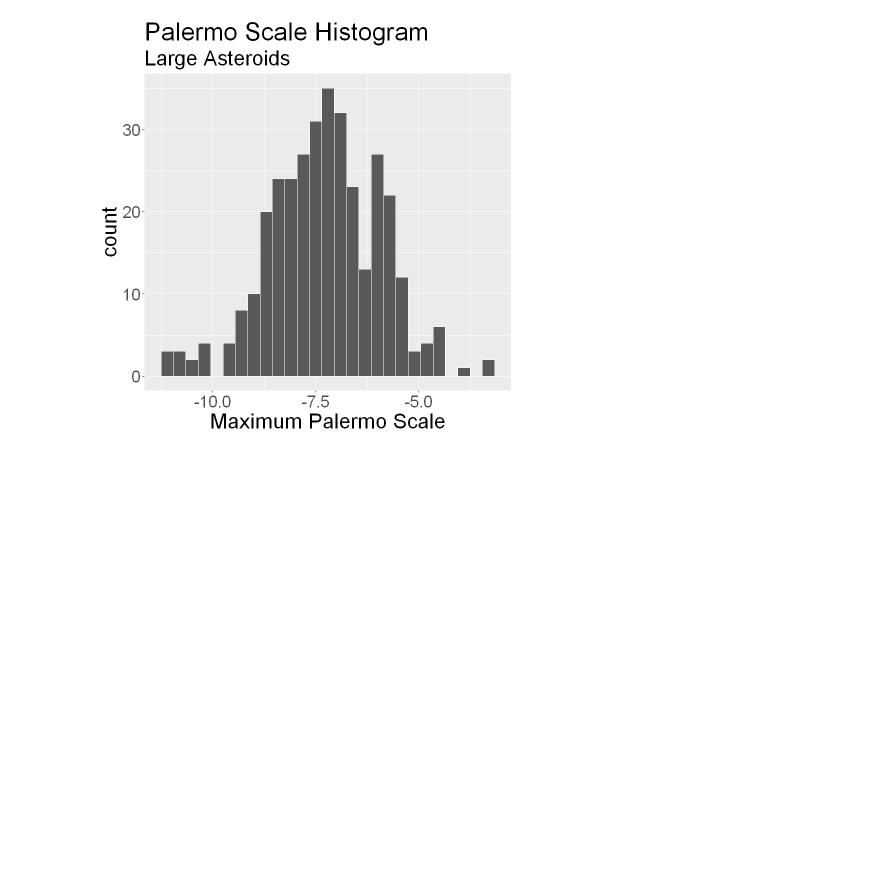
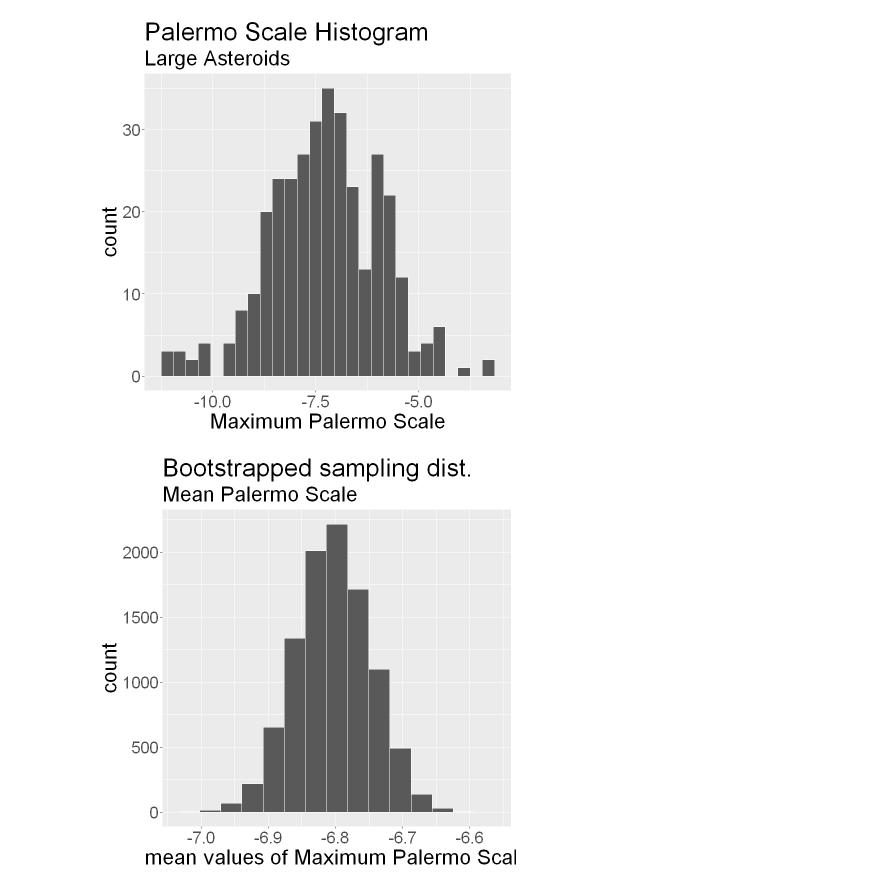
Before and after one commit to arulh/STAT-201-project, a Jupyter notebook: Asteroids.ipynb, the cells around one changed output. Saved outputs shown, nothing was run; the diff lists cells and outputs as text; code cells hidden in the pictures; blank space fills up the shorter version.

Commit message:
Added bootstrap and descriptions

```diff
--- a/Asteroids.ipynb
+++ b/Asteroids.ipynb
@@ -134,0 +155,19 @@ histogram_large_asteroid
+# %%
+sample_dist <-
+    df %>%
+    specify(response = Maximum.Palermo.Scale) %>%
+    generate(type = "bootstrap", reps = 10000) %>%
+    calculate(stat = "mean")
+
+bootstrap_dist <-
+    sample_dist %>%
+    ggplot() +
+    geom_histogram(aes(x=stat), bins = 15, color="white") +
+    xlab("mean values of Maximum Palermo Scale") +
+    theme(text = element_text(size=25)) +
+    ggtitle("Bootstrapped sampling dist.", subtitle = "Mean Palermo Scale")
+# your code here
+
+bootstrap_dist
+# %% [output]
+[figure, added]
```
Also changed, not shown: parts of 12 cells of this notebook.
